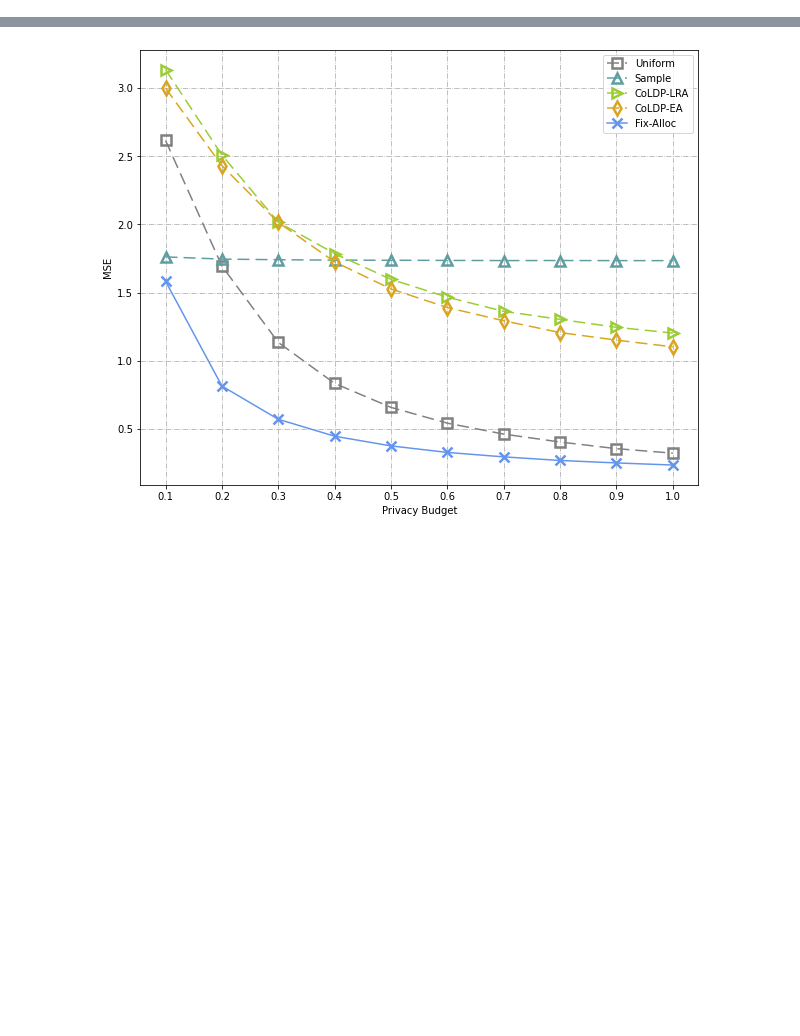
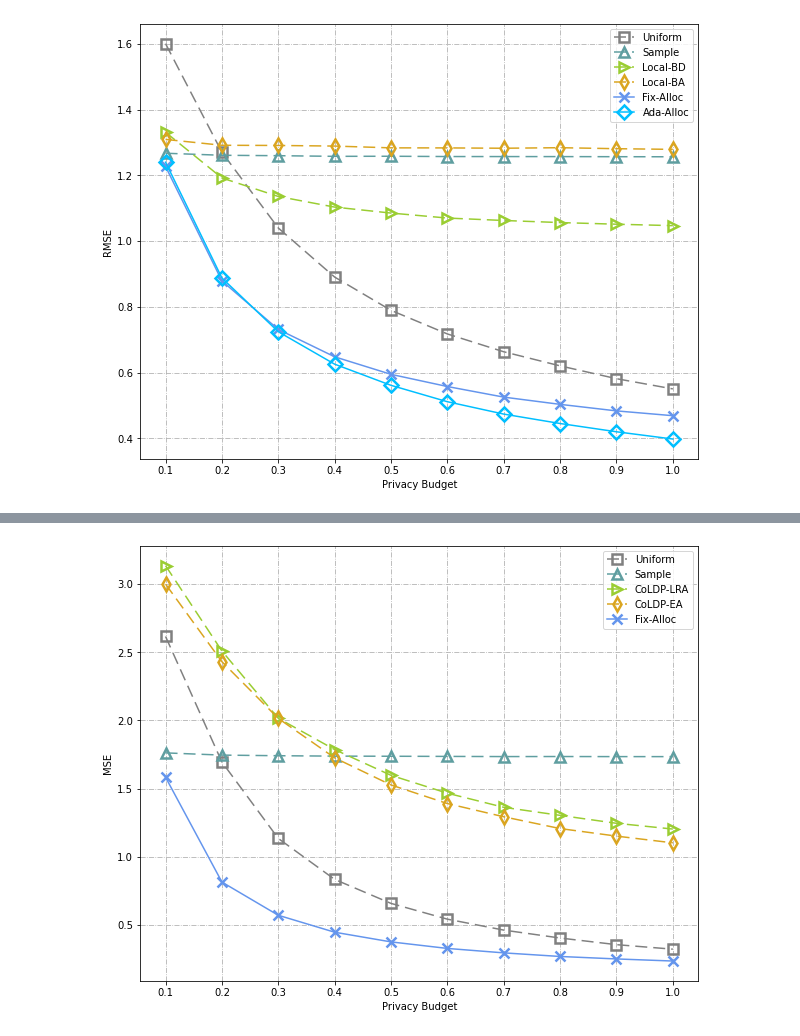
Before and after one commit to forestdwelling/ldp, a Jupyter notebook: T-drive/release/plot.ipynb, the cells around one changed output, grey strips where cells are left out. Drawn from its saved outputs; the diff is of its cells as text; code cells hidden in the pictures; blank space fills up the shorter version.

```diff
--- a/T-drive/release/plot.ipynb
+++ b/T-drive/release/plot.ipynb
@@ -0,0 +5,19 @@
+# %%
+df = pd.read_csv('T-drive_RMSE.csv')
+
+plt.figure(figsize=(10, 8))
+x = np.arange(0.1, 1.1, 0.1)
+plt.plot(x, df['Uniform'], 's--', markersize=10, markerfacecolor='none', markeredgewidth=2.5, label='Uniform', color='grey', dashes=[8, 4])
+plt.plot(x, df['Sample'], '^--', markersize=10, markerfacecolor='none', markeredgewidth=2.5, label='Sample', color='cadetblue', dashes=[8, 4])
+plt.plot(x, df['Local-BD'], '>--', markersize=10, markerfacecolor='none', markeredgewidth=2.5, label='Local-BD', color='yellowgreen', dashes=[8, 4])
+plt.plot(x, df['Local-BA'], 'd--', markersize=10, markerfacecolor='none', markeredgewidth=2.5, label='Local-BA', color='goldenrod', dashes=[8, 4])
+plt.plot(x, df['Fix-Alloc'], 'x-', markersize=10, markerfacecolor='none', markeredgewidth=2.5, label='Fix-Alloc', color='cornflowerblue')
+plt.plot(x, df['Ada-Alloc'], 'D-', markersize=10, markerfacecolor='none', markeredgewidth=2.5, label='Ada-Alloc' ,color='deepskyblue')
+plt.xticks(x)
+plt.xlabel('Privacy Budget')
+plt.ylabel('RMSE')
+plt.legend()
+plt.grid(linestyle='-.')
+plt.show()
+# %% [output]
+[figure, added]
```
Also changed, not shown: parts of 4 cells of this notebook, 16 other files.
